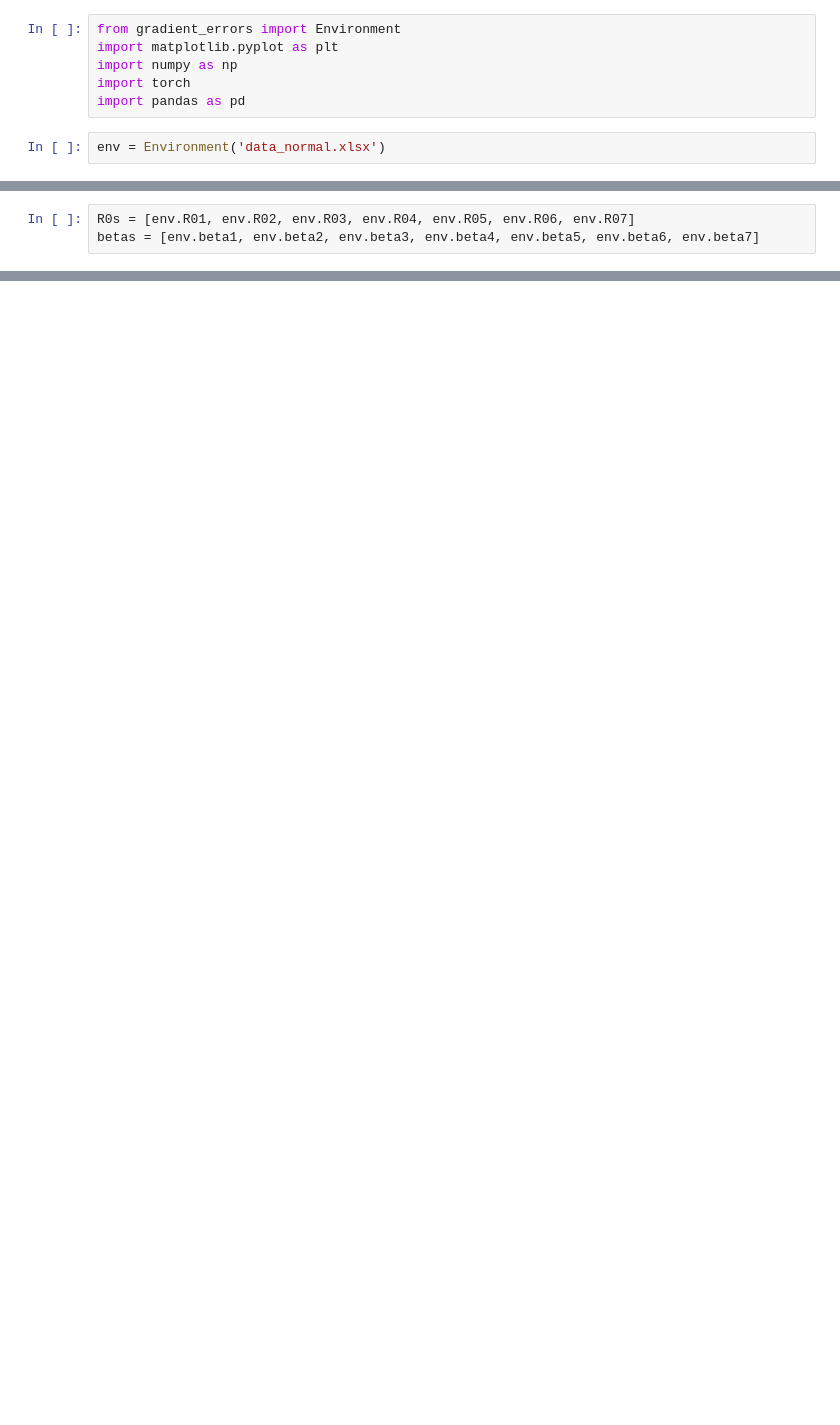
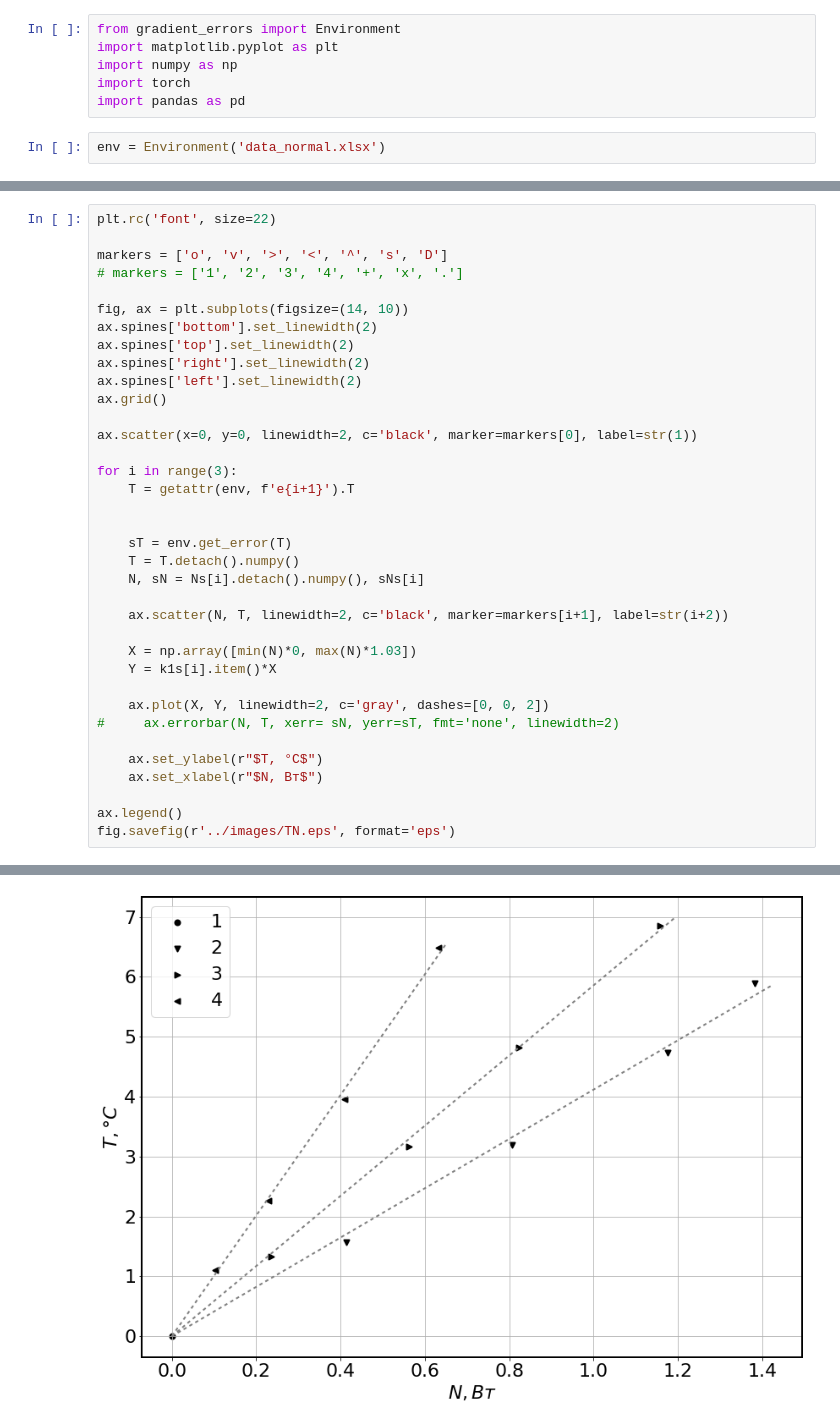
Before and after one commit to AndryDeveloper/mipt_edu, a Jupyter notebook: 2sem/labs/2.1.1/process/Untitled.ipynb, the cells around one changed output, grey strips where cells are left out. Saved outputs shown, nothing was run; the diff lists cells and outputs as text; blank space fills up the shorter version.

```diff
--- a/2sem/labs/2.1.1/process/Untitled.ipynb
+++ b/2sem/labs/2.1.1/process/Untitled.ipynb
@@ -52,4 +49,38 @@ for i in range(len(env.Ts.T)):
 \end{tabular}
-# %%
-R0s = [env.R01, env.R02, env.R03, env.R04, env.R05, env.R06, env.R07]
-betas = [env.beta1, env.beta2, env.beta3, env.beta4, env.beta5, env.beta6, env.beta7]
+# %%
+plt.rc('font', size=22)
+
+markers = ['o', 'v', '>', '<', '^', 's', 'D']
+# markers = ['1', '2', '3', '4', '+', 'x', '.']
+
+fig, ax = plt.subplots(figsize=(14, 10))
+ax.spines['bottom'].set_linewidth(2)
+ax.spines['top'].set_linewidth(2)
+ax.spines['right'].set_linewidth(2)
+ax.spines['left'].set_linewidth(2)
+ax.grid()
+
+ax.scatter(x=0, y=0, linewidth=2, c='black', marker=markers[0], label=str(1))
+
+for i in range(3):
+    T = getattr(env, f'e{i+1}').T
+
+
+    sT = env.get_error(T)
+    T = T.detach().numpy()
+    N, sN = Ns[i].detach().numpy(), sNs[i]
+
+    ax.scatter(N, T, linewidth=2, c='black', marker=markers[i+1], label=str(i+2))
+
+    X = np.array([min(N)*0, max(N)*1.03])
+    Y = k1s[i].item()*X
+
+    ax.plot(X, Y, linewidth=2, c='gray', dashes=[0, 0, 2])
+#     ax.errorbar(N, T, xerr= sN, yerr=sT, fmt='none', linewidth=2)
+
+    ax.set_ylabel(r"$T, °C$")
+    ax.set_xlabel(r"$N, Вт$")
+
+ax.legend()
+fig.savefig(r'../images/TN.eps', format='eps')
+# %% [output]
@@ -55,0 +88 @@ betas = [env.beta1, env.beta2, env.beta3, env.beta4, env.beta5, env.beta6, env.b
+[figure, added]
```
Also changed, not shown: parts of 21 cells of this notebook, 13 other files.
